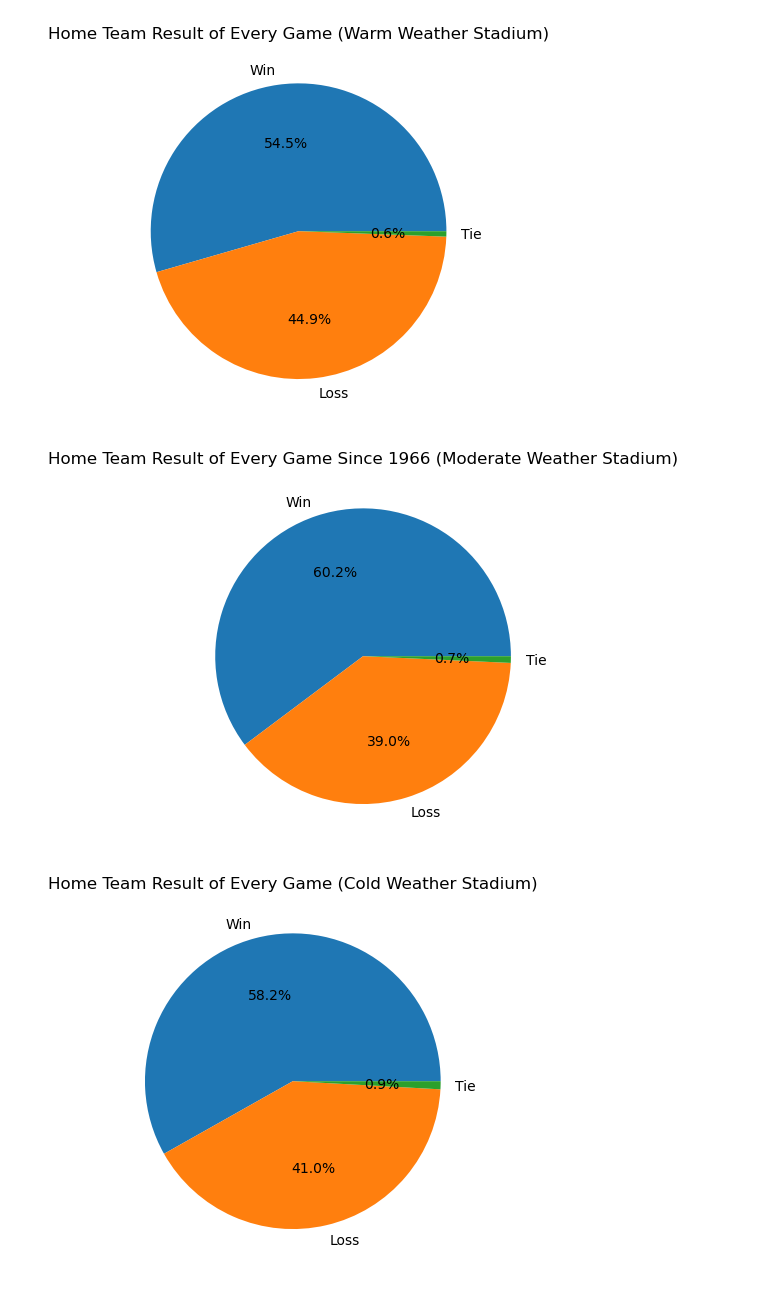
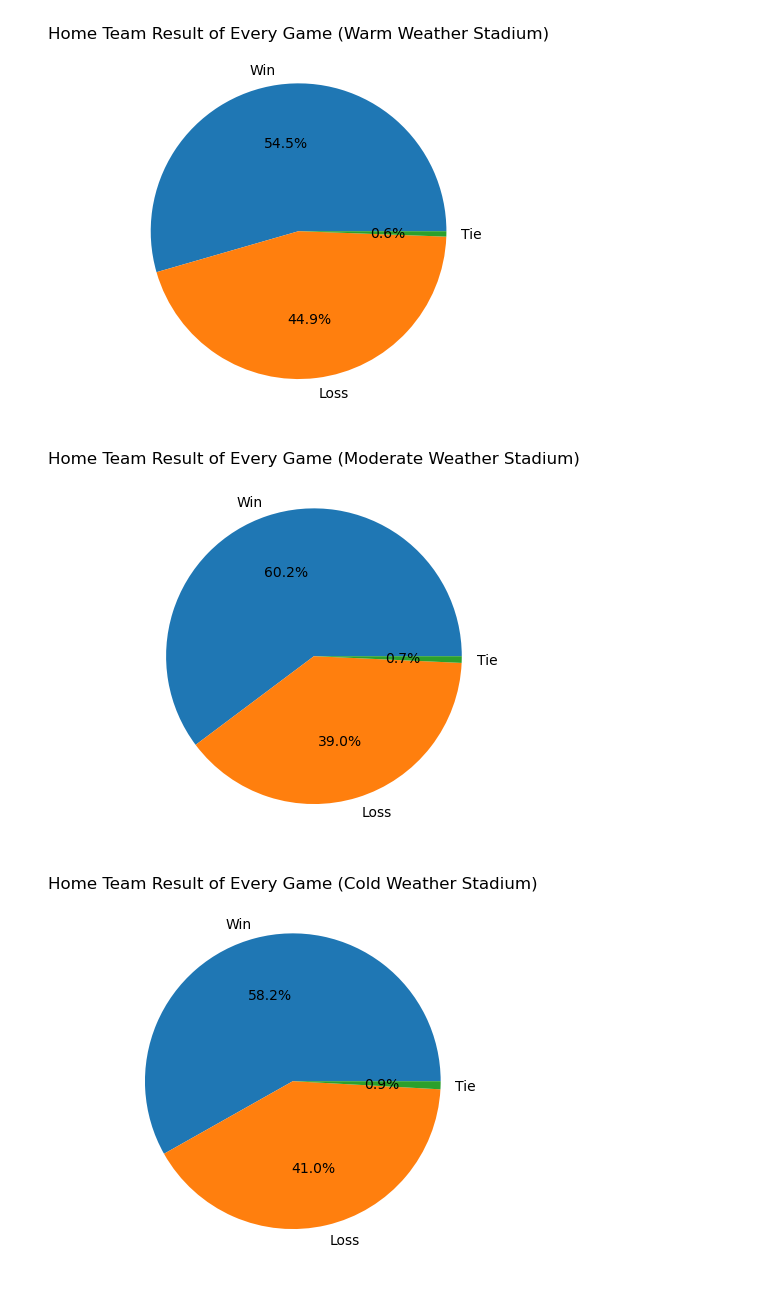
Before and after one commit to jlawrence16/project_one, a Jupyter notebook: justin_nfl_notebook.ipynb, the cells around one changed output. Drawn from its saved outputs; the diff is of its cells as text; code cells hidden in the pictures.

```diff
--- a/justin_nfl_notebook.ipynb
+++ b/justin_nfl_notebook.ipynb
@@ -351,25 +335,25 @@ plt.show()
 # %%
 # Pie chart of total home wins and total losses/ties for "moderate weather" stadiums
 
 
 # Filter entire dataset for warm weather stadiums
 moderate_data=data_df.loc[data_df['stadium_weather_type']=='moderate']
 
 # Make small dataframe with total numbers of Wins or Losses/Ties from above dataframe
 summary=pd.DataFrame(moderate_data['home_result'].value_counts())
 
 
 # From small dataframe, grab index and counts for bar graph
 result=summary.index
 counts=summary['count']
 
 plt.pie(counts, labels=result, autopct='%1.1f%%')
 
-plt.title("Home Team Result of Every Game Since 1966 (Moderate Weather Stadium)")
+plt.title("Home Team Result of Every Game (Moderate Weather Stadium)")
 
 plt.show()
 # %% [output]
-[figure, old version]
+[figure, new version]
 # %%
 # Pie chart of total home wins and total losses/ties for "cold weather" stadiums
 
```
Also changed, not shown: parts of 17 cells of this notebook.
